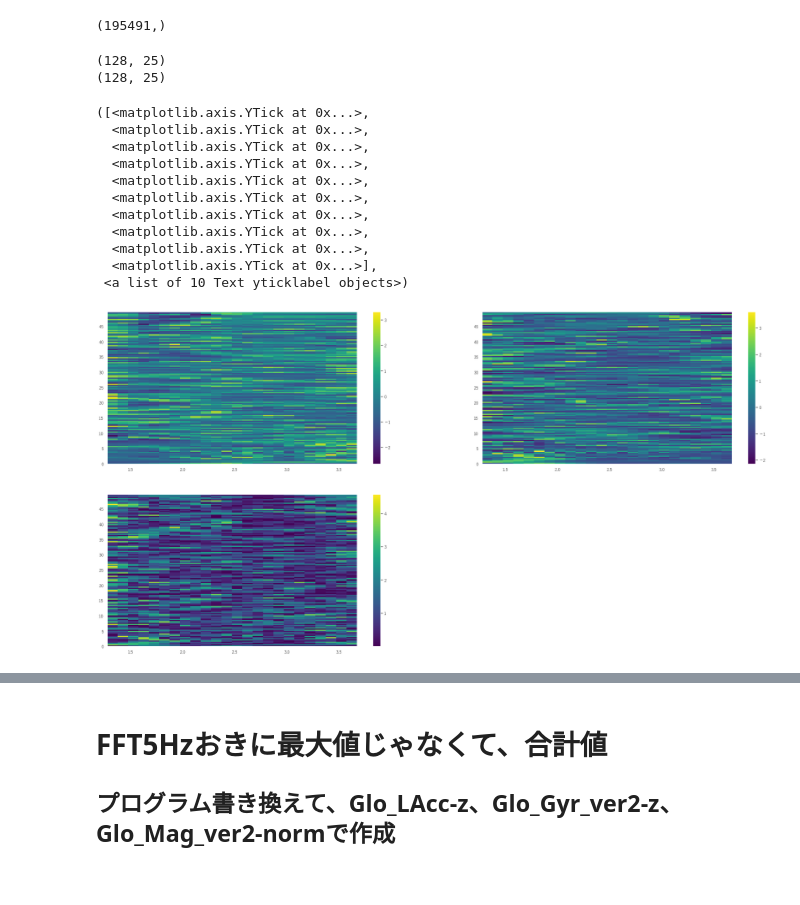
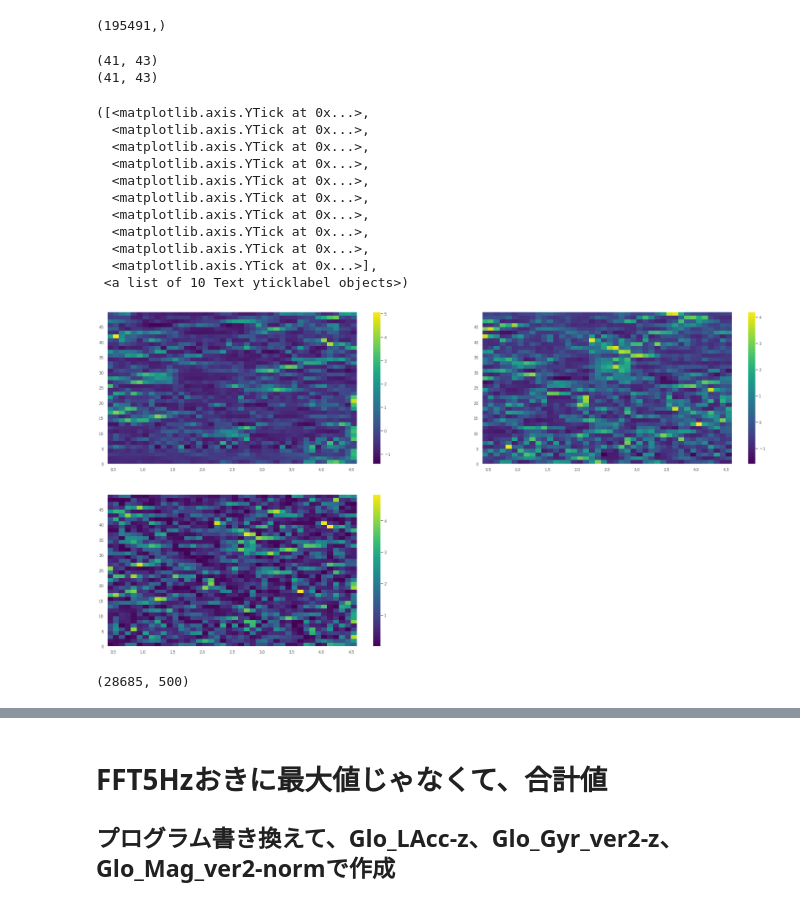
Before and after one commit to nekketsu2010/SHL2020, a Jupyter notebook: Notebook/大山研手法データ前処理.ipynb, the cells around one changed output, grey strips where cells are left out. Saved outputs shown, nothing was run; the diff lists cells and outputs as text; code cells hidden in the pictures.

```diff
--- a/Notebook/大山研手法データ前処理.ipynb
+++ b/Notebook/大山研手法データ前処理.ipynb
@@ -1002,7 +1002,7 @@ display(HTML("<style>.container { width:90% !important; }</style>"))
 # %%
 def load_numpy(hold_position):
     file_path = "../Data/センサ別npyファイル/train/train_" + hold_position + "/train_" + hold_position + "_"
-    mag = np.load(file_path + "Mag.npy")
+    mag = np.load(file_path + "Glo_Mag_ver2.npy")
     mag = np.sqrt(np.square(mag[:, :, 0]) + np.square(mag[:, :, 1]) + np.square(mag[:, :, 2])).reshape([-1, 500, 1])
 #     label = np.load(file_path + "Label.npy")
 #     return np.concatenate([label, gyro], axis=2)
@@ -1091,8 +1091,8 @@ display(HTML("<style>.container { width:90% !important; }</style>"))
 # %%
 def load_numpy(hold_position):
     file_path = "../Data/センサ別npyファイル/train/train_" + hold_position + "/train_" + hold_position + "_"
-    sensor = np.load(file_path + "Glo_Mag_ver2.npy")[:, :, 2]
-#     sensor = np.sqrt(np.square(sensor[:, :, 0]) + np.square(sensor[:, :, 1]) + np.square(sensor[:, :, 2])).reshape([-1, 500])
+    sensor = np.load(file_path + "Glo_Gyr_ver2.npy")
+    sensor = np.sqrt(np.square(sensor[:, :, 0]) + np.square(sensor[:, :, 1]) + np.square(sensor[:, :, 2])).reshape([-1, 500])
     return sensor
 # %%
 train_Label = np.load("../Data/センサ別npyファイル/train/train_Bag/train_Bag_Label.npy")[:, 0].reshape([-1])
@@ -1100,50 +1100,55 @@ val_Label = np.load("../Data/センサ別npyファイル/validation/validation_B
 train_Label.shape
 # %% [output]
 (195491,)
+# %%
+train_Hips = load_numpy("Hips")
 # %%
 train = train_Hips[train_Label == 7][904]
-subway = val_Hips[val_Label == 7][100]
+subway = train_Hips[train_Label == 7][100]
 
 plt.figure(figsize=(32, 16))
 plt.rcParams['image.cmap'] = 'viridis'
 
+nfft = 80
+noverlap = nfft - 10
+
 plt.subplot(2, 2, 1)
-f, t, Sxx1 = signal.spectrogram(train, fs=100, nfft=255, nperseg=255, noverlap=245)
+f, t, Sxx1 = signal.spectrogram(train, fs=100, nfft=nfft, nperseg=nfft, noverlap=noverlap)
 print(Sxx1.shape)
 plt.grid(False)
 Sxx1 = (Sxx1 - Sxx1.mean(axis=1, keepdims=True)) / Sxx1.std(axis=1, keepdims=True)
 plt.pcolormesh(t, f, Sxx1)
 plt.colorbar()
 plt.yticks(np.arange(0, 50, 5))
 
 plt.subplot(2, 2, 2)
-f, t, Sxx = signal.spectrogram(subway - subway.mean(), fs=100, nfft=255, nperseg=255, noverlap=245)
+f, t, Sxx = signal.spectrogram(subway - subway.mean(), fs=100, nfft=nfft, nperseg=nfft, noverlap=noverlap)
 print(Sxx.shape)
 plt.grid(False)
 Sxx = (Sxx - Sxx.mean(axis=1, keepdims=True)) / Sxx.std(axis=1, keepdims=True)
 plt.pcolormesh(t, f, Sxx)
 plt.colorbar()
 plt.yticks(np.arange(0, 50, 5))
 
 plt.subplot(2, 2, 3)
 plt.grid(False)
 plt.pcolormesh(t, f, np.abs(Sxx1 - Sxx))
 plt.colorbar()
 plt.yticks(np.arange(0, 50, 5))
 # %% [output]
-(128, 25)
-(128, 25)
+(41, 43)
+(41, 43)
 ([<matplotlib.axis.YTick at 0x...>,
   <matplotlib.axis.YTick at 0x...>,
   <matplotlib.axis.YTick at 0x...>,
   <matplotlib.axis.YTick at 0x...>,
   <matplotlib.axis.YTick at 0x...>,
   <matplotlib.axis.YTick at 0x...>,
   <matplotlib.axis.YTick at 0x...>,
   <matplotlib.axis.YTick at 0x...>,
   <matplotlib.axis.YTick at 0x...>,
   <matplotlib.axis.YTick at 0x...>],
  <a list of 10 Text yticklabel objects>)
-[figure, old version]
+[figure, new version]
 # %%
 def spectram(x):
@@ -1152,4 +1159,13 @@ def spectram(x):
     return x
+# %%
+Bag = load_numpy("Bag")
+Hips = load_numpy("Hips")
+Torso = load_numpy("Torso")
+Hand = load_numpy("Hand")
+
+Bag.shape
+# %% [output]
+(28685, 500)
 # %%
 %%time
 Bag = np.apply_along_axis(spectram, 1, Bag)
```
Also changed, not shown: parts of 39 cells of this notebook, 33 other files.
